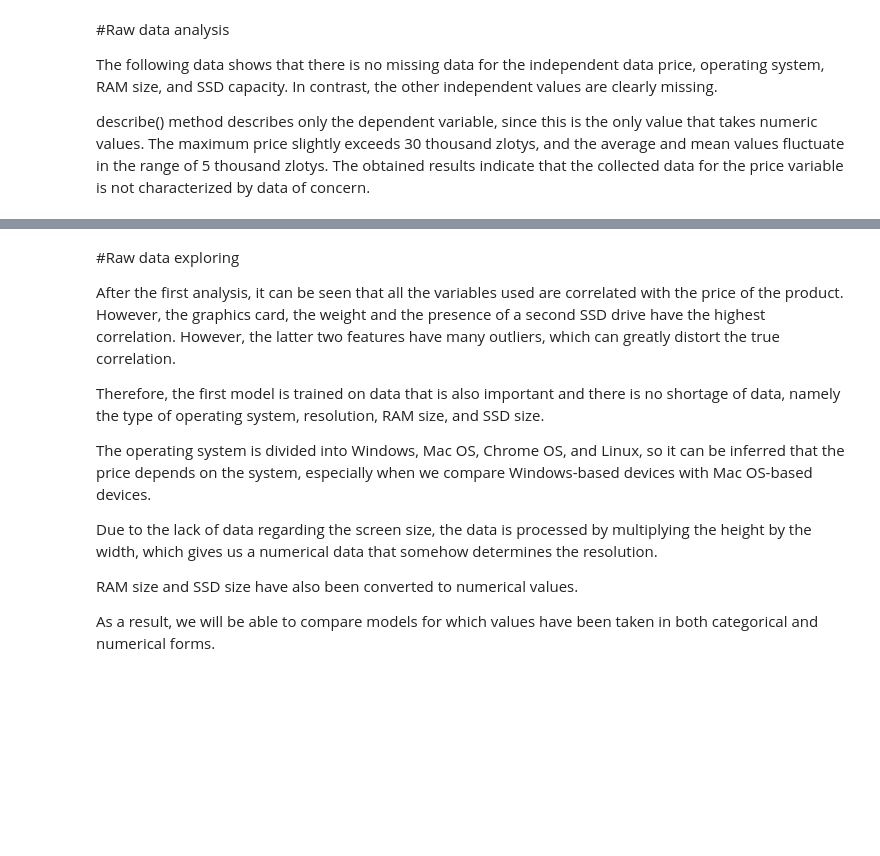
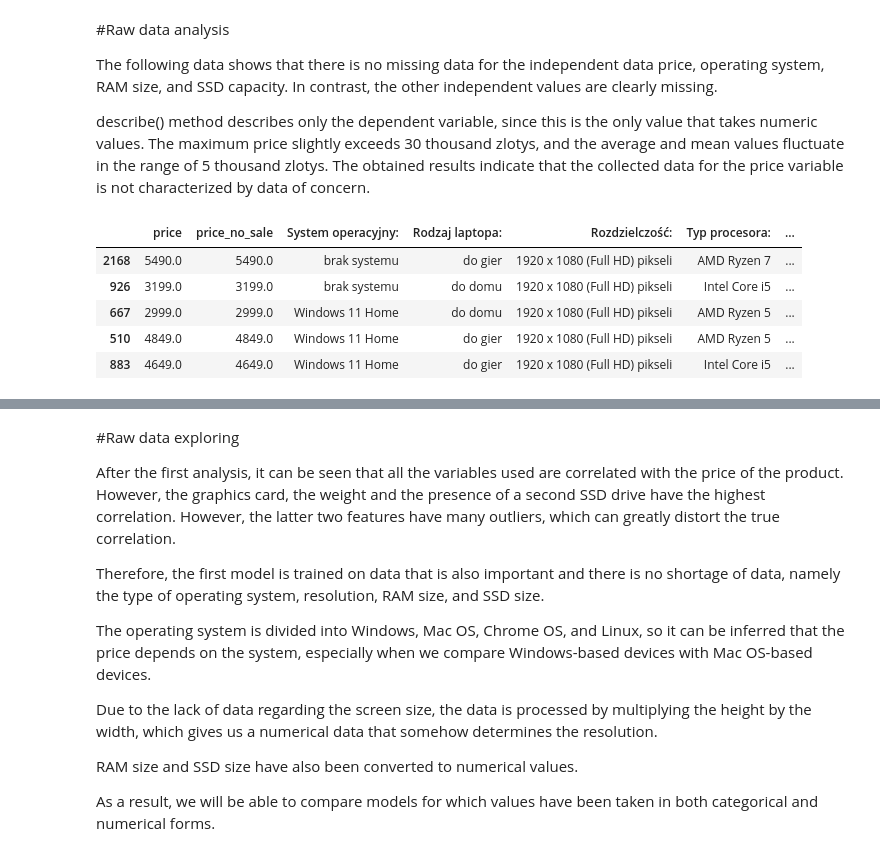
Before and after one commit to lukzedle/notebook_scraper, a Jupyter notebook: Komputronik_prices.ipynb, the cells around one changed output, grey strips where cells are left out. Drawn from its saved outputs; the diff is of its cells as text; code cells hidden in the pictures; blank space fills up the shorter version.

```diff
--- a/Komputronik_prices.ipynb
+++ b/Komputronik_prices.ipynb
@@ -170,7 +166,14 @@ describe() method describes only the dependent variable, since this is the only
 # %%
 df = pd.DataFrame(notebook_data)
 # %%
-df.sample(10)
+df.sample(5)
+# %% [output]
+|  | price | price_no_sale | System operacyjny: | Rodzaj laptopa: | Rozdzielczość: | Typ procesora: | ... |
+| 2168 | 5490.0 | 5490.0 | brak systemu | do gier | 1920 x 1080 (Full HD) pikseli | AMD Ryzen 7 | ... |
+| 926 | 3199.0 | 3199.0 | brak systemu | do domu | 1920 x 1080 (Full HD) pikseli | Intel Core i5 | ... |
+| 667 | 2999.0 | 2999.0 | Windows 11 Home | do domu | 1920 x 1080 (Full HD) pikseli | AMD Ryzen 5 | ... |
+| 510 | 4849.0 | 4849.0 | Windows 11 Home | do gier | 1920 x 1080 (Full HD) pikseli | AMD Ryzen 5 | ... |
+| 883 | 4649.0 | 4649.0 | Windows 11 Home | do gier | 1920 x 1080 (Full HD) pikseli | Intel Core i5 | ... |
 # %%
 df.info()
 # %% [output]
```
Also changed, not shown: parts of 3 cells of this notebook, 2 other files.
